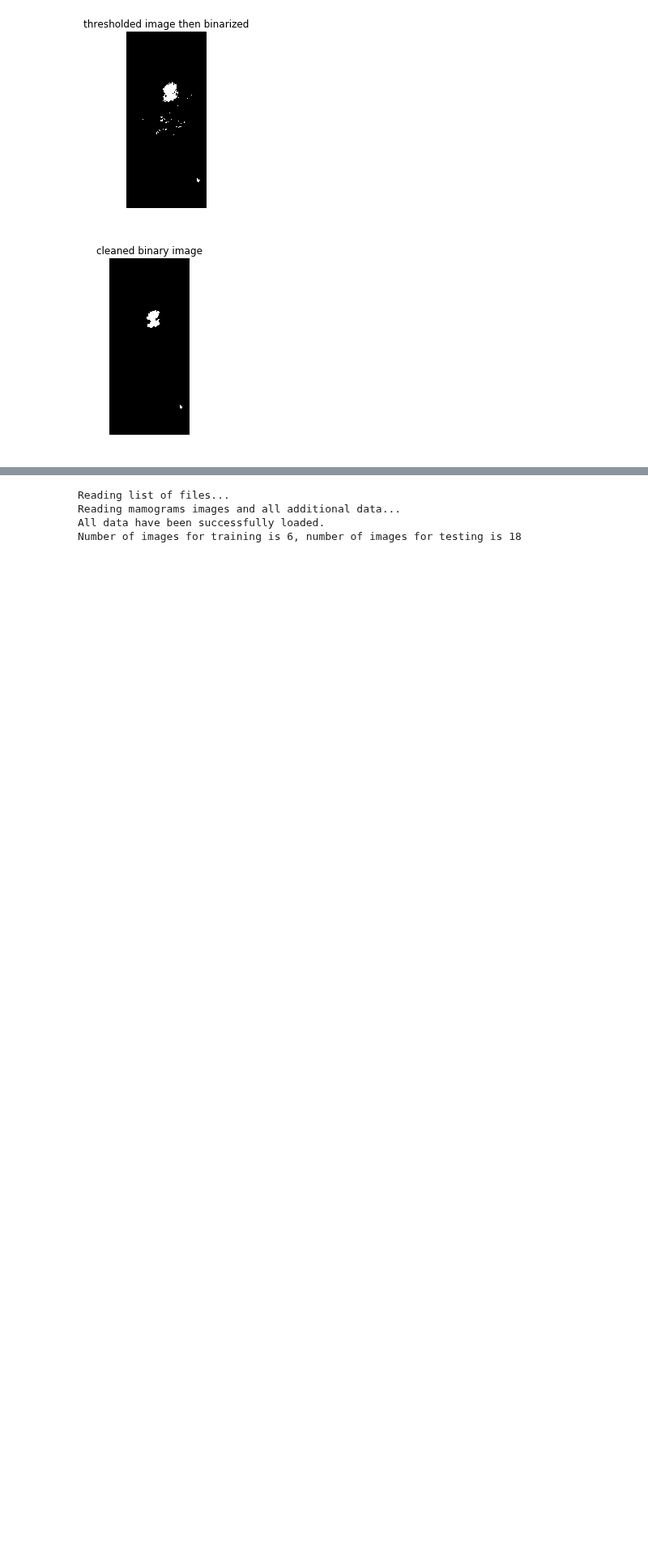
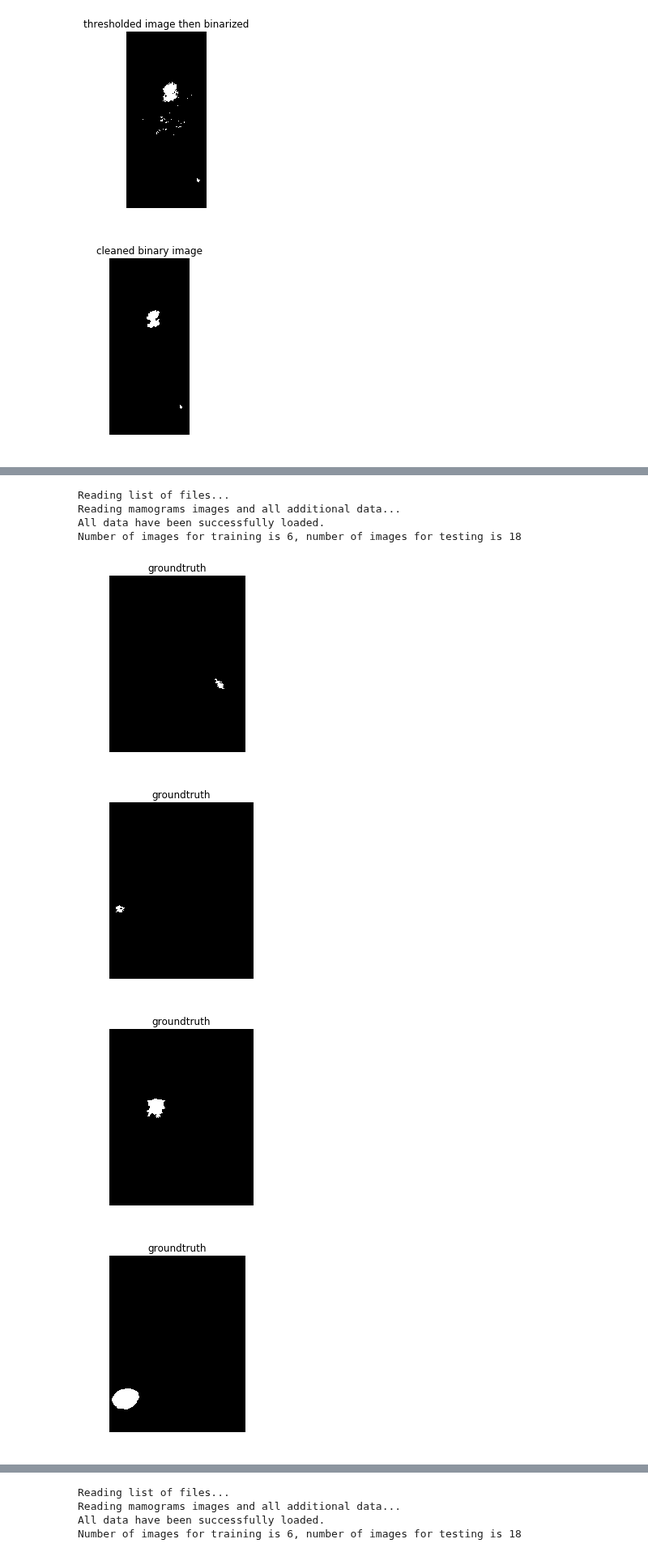
Before and after one commit to OlehKSS/IMMAS, a Jupyter notebook: examples/Segmentation_Examples.ipynb, the cells around one changed output, grey strips where cells are left out. Shown at 81% size. Saved outputs shown, nothing was run; the diff lists cells and outputs as text; code cells hidden in the pictures; blank space fills up the shorter version.

Commit message:
final changes in jaccard index, fixes in segmentation examples, functionality for fullpreprocessing and full segmentation, and accuracy example notebook

```diff
--- a/examples/Segmentation_Testing.ipynb
+++ b/examples/Segmentation_Examples.ipynb
@@ -109,0 +114,39 @@ def testSegmentation2(img):
+# %%
+# Trying with marcio's preprocessing
+data_set = read_dataset(image_folder="../dataset/masses_examples_preprocessed",
+            mask_folder="../dataset/masks",
+            results_folder="../dataset/groundtruth",
+            pmuscle_mask_folder="../dataset/pectoral_muscle_masks")
+
+print("Number of images for training is {0}, number of images for testing is {1}".format(
+    len(data_set["train"]), len(data_set["test"])))
+
+av_jaccard = 0
+img = data_set["train"]
+for m in img:
+    m.read_data()
+    m.image_data = testSegmentation(m.image_data)
+    segmented_image = (m.uncropped_image).astype('uint8')
+    av_jaccard = av_jaccard + segmentation.jaccard_index(segmented_image,m.image_ground_truth)
+    show_image_plt(m.image_ground_truth, "groundtruth")
+
+print("Average jaccard index for training set is {}".format(av_jaccard/len(data_set["train"])))
+
+av_jaccard = 0
+img = data_set["test"]
+for m in img:
+    m.read_data()
+    m.image_data = testSegmentation(m.image_data)
+    segmented_image = (m.uncropped_image).astype('uint8')
+    av_jaccard = av_jaccard + segmentation.jaccard_index(segmented_image,m.image_ground_truth)
+
+print("Average jaccard index for training set is {}".format(av_jaccard/len(data_set["test"])))
+# %% [output]
+Reading list of files...
+Reading mamograms images and all additional data...
+All data have been successfully loaded.
+Number of images for training is 6, number of images for testing is 18
+[figure, added]
+[figure, added]
+[figure, added]
+[figure, added]
```
Also changed, not shown: parts of 6 cells of this notebook, 5 other files.
